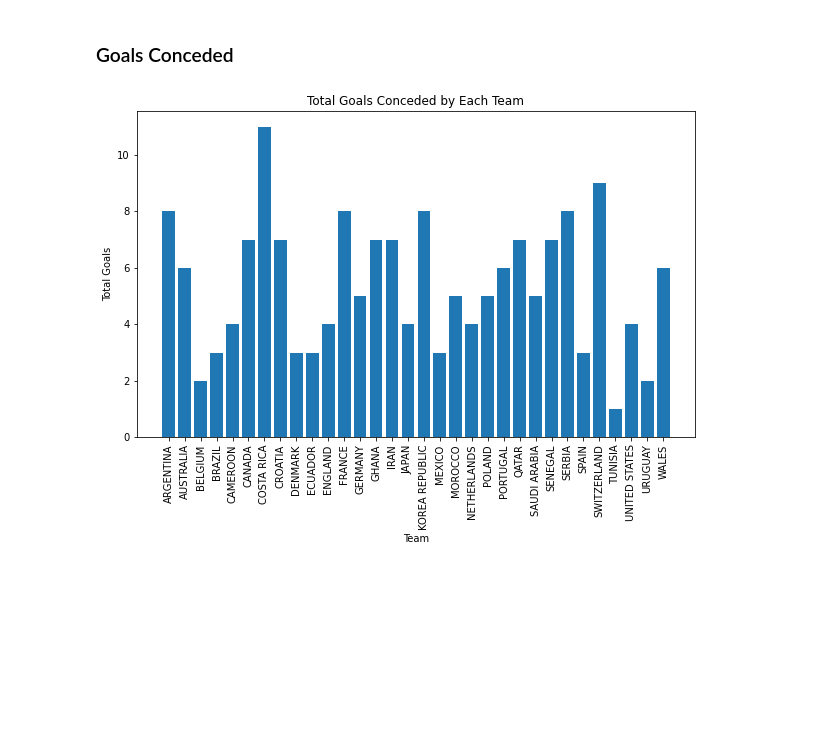
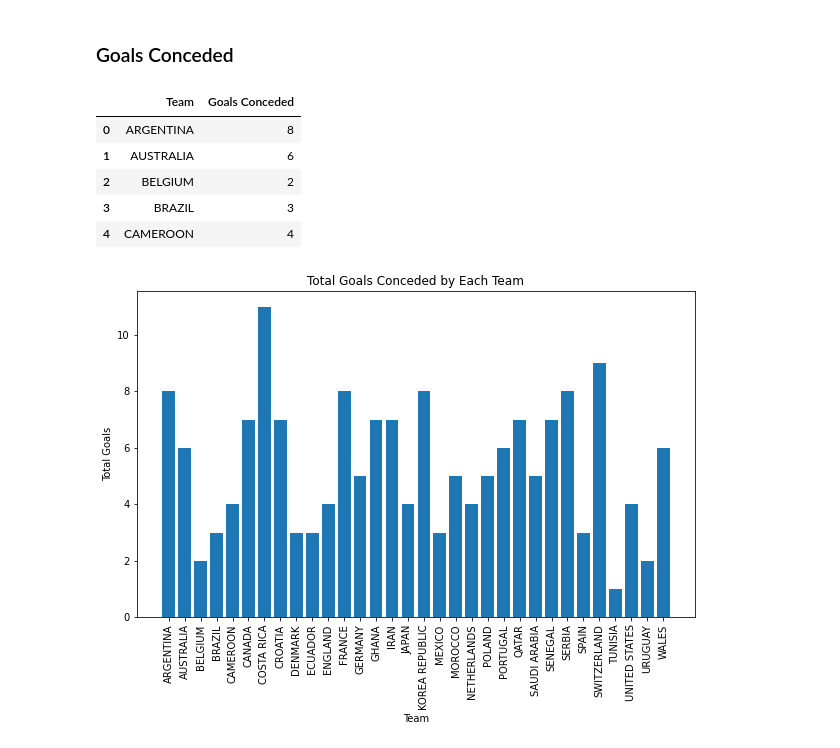
Before and after one commit to DamonLeon/WorldCupDataExploration, a Jupyter notebook: World Cup Analysis.ipynb, the cells around one changed output. Drawn from its saved outputs; the diff is of its cells as text; code cells hidden in the pictures; blank space fills up the shorter version.

```diff
--- a/World Cup Analysis.ipynb
+++ b/World Cup Analysis.ipynb
@@ -205,6 +202,15 @@ goals_conceded = df.groupby('team1')['conceded team1'].sum().reset_index()
 goals_conceded.columns = ['Team', 'Goals Conceded']
 
 goals_conceded['Goals Conceded'] += df.groupby('team2')['conceded team2'].sum().reset_index()['conceded team2']
+# %%
+goals_conceded.head()
+# %% [output]
+|  | Team | Goals Conceded |
+| 0 | ARGENTINA | 8 |
+| 1 | AUSTRALIA | 6 |
+| 2 | BELGIUM | 2 |
+| 3 | BRAZIL | 3 |
+| 4 | CAMEROON | 4 |
 # %%
 plt.figure(figsize=(10,6))
 plt.bar(goals_conceded['Team'], goals_conceded['Goals Conceded'])
```
Also changed, not shown: parts of 8 cells of this notebook.
